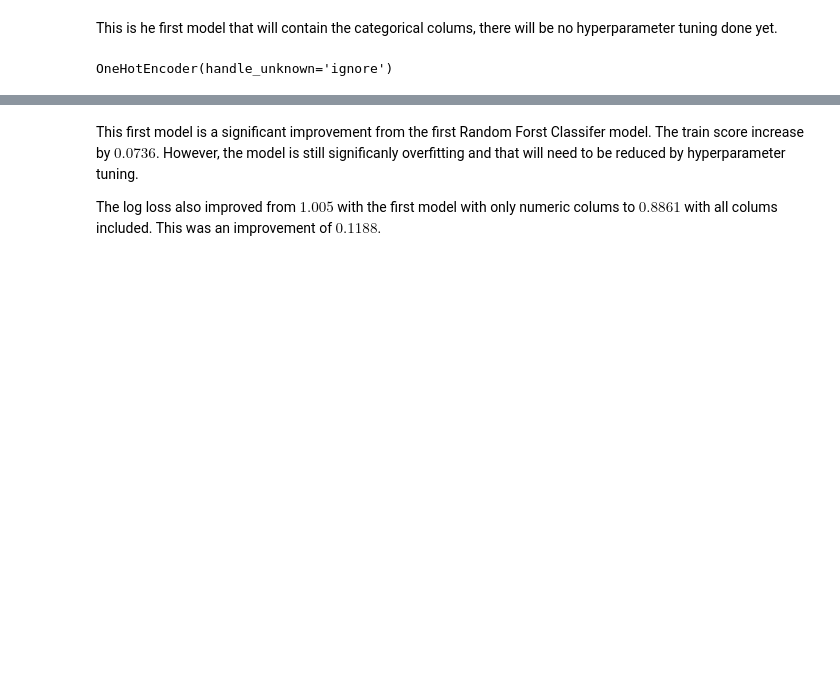
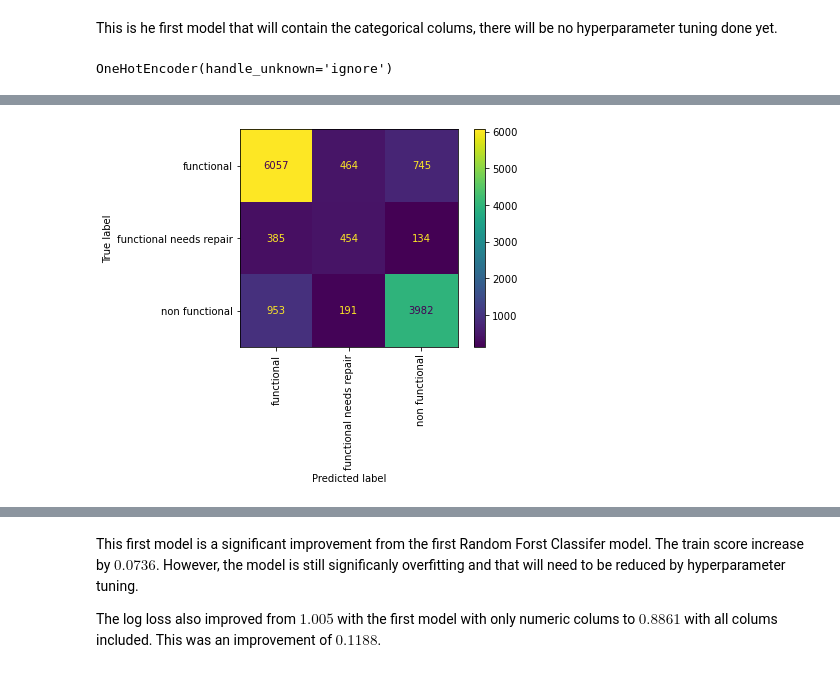
Before and after one commit to fivearm/Phase_3_Project, a Jupyter notebook: random_forest_models.ipynb, the cells around one changed output, grey strips where cells are left out. Saved outputs shown, nothing was run; the diff lists cells and outputs as text; code cells hidden in the pictures; blank space fills up the shorter version.

```diff
--- a/random_forest_models.ipynb
+++ b/random_forest_models.ipynb
@@ -248,0 +276,3 @@ cv_1 = cross_val_score(model_pipe, X_test, y_test, scoring='neg_log_loss', n_job
+# %%
+plot_confusion_matrix(model_pipe, X_test, y_test, xticks_rotation='vertical');
+# %% [output]
@@ -248,0 +282 @@ cv_1 = cross_val_score(model_pipe, X_test, y_test, scoring='neg_log_loss', n_job
+[figure, added]
```
Also changed, not shown: parts of 39 cells of this notebook.
